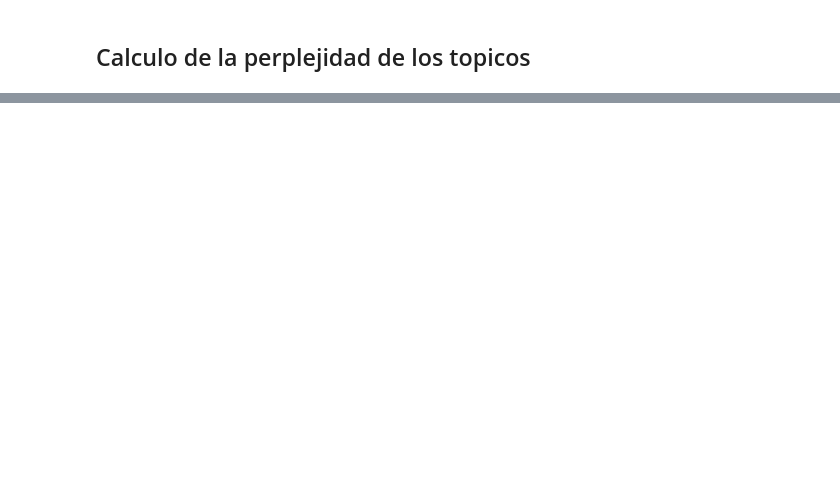
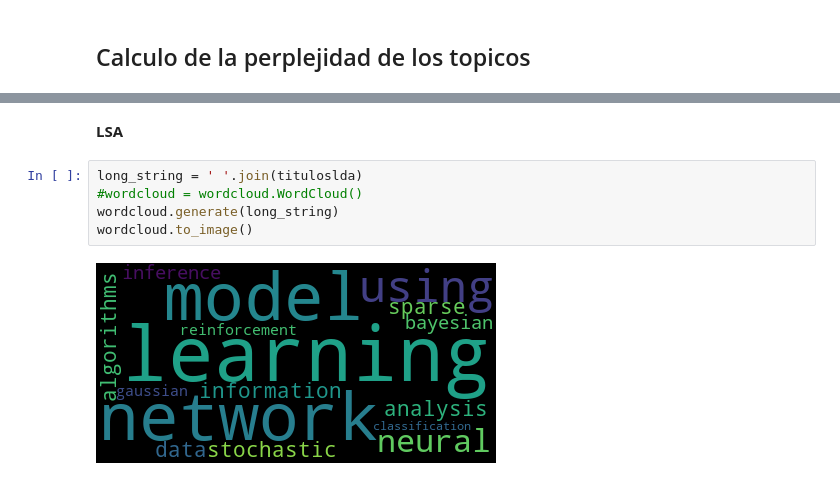
Before and after one commit to RRaymondKH/LDAvsLSA, a Jupyter notebook: avance.ipynb, the cells around one changed output, grey strips where cells are left out. Cells and saved outputs as stored; diff of their text form; blank space fills up the shorter version.

```diff
--- a/avance.ipynb
+++ b/avance.ipynb
@@ -177,0 +204,9 @@ Topico  4  :  1.0235882126690654
+# %% [markdown]
+**LSA**
+# %%
+long_string = ' '.join(tituloslda)
+#wordcloud = wordcloud.WordCloud()
+wordcloud.generate(long_string)
+wordcloud.to_image()
+# %% [output]
+[figure, added]
```
Also changed, not shown: parts of 7 cells of this notebook.
